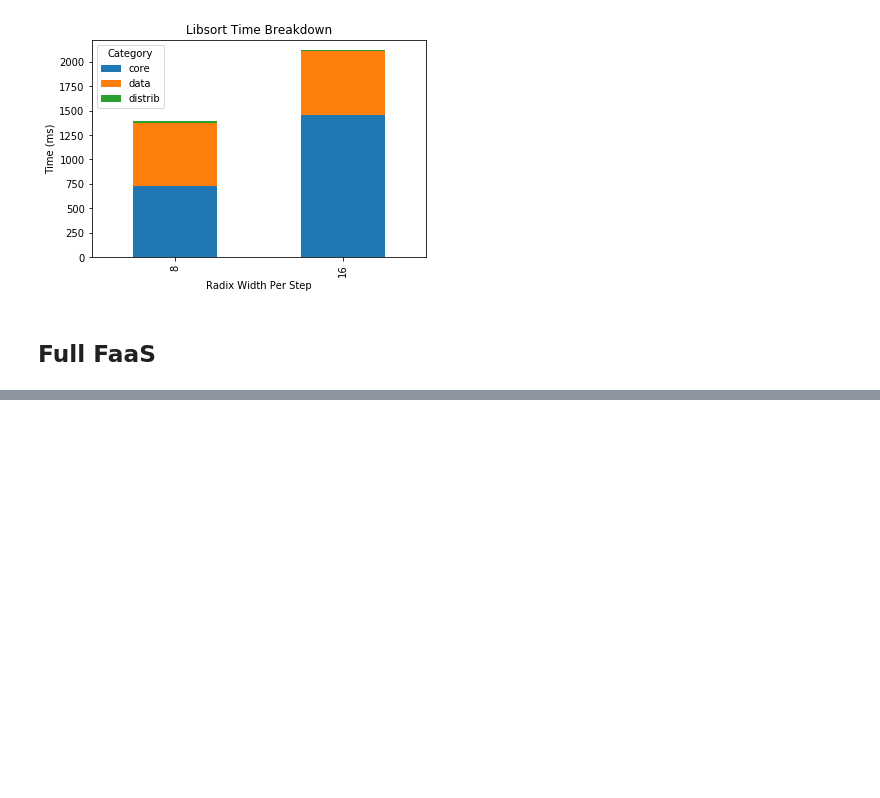
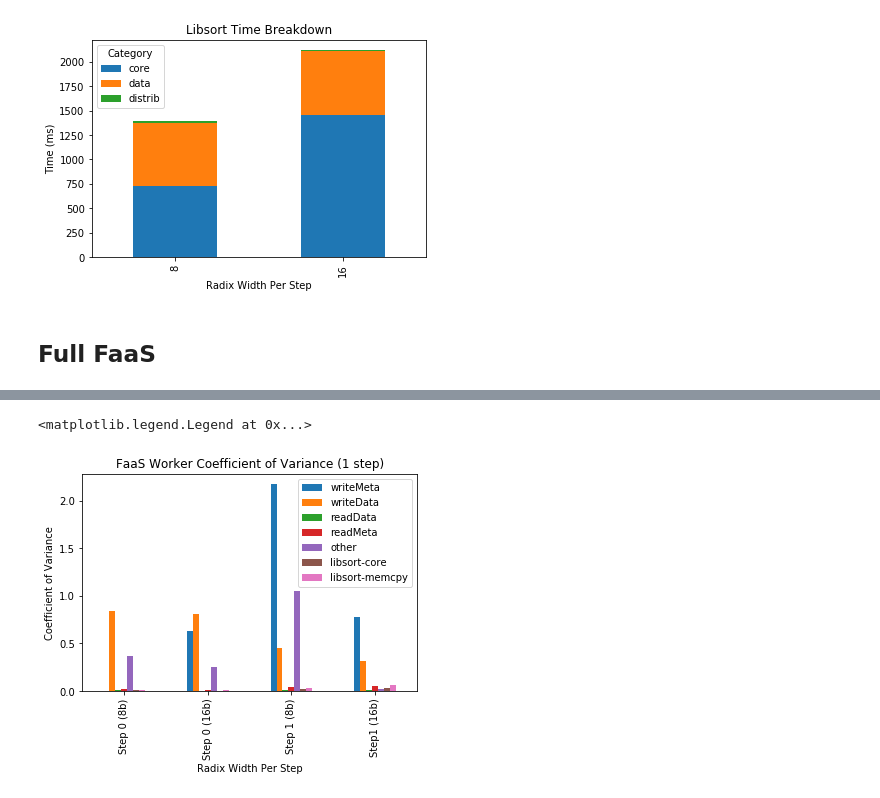
Before and after one commit to jssmith/gpu-radix-sort, a Jupyter notebook: analysis/Radix Sort Analysis.ipynb, the cells around one changed output, grey strips where cells are left out. Saved outputs shown, nothing was run; the diff lists cells and outputs as text; code cells hidden in the pictures; blank space fills up the shorter version.

```diff
--- a/analysis/Radix Sort Analysis.ipynb
+++ b/analysis/Radix Sort Analysis.ipynb
@@ -147,0 +185,12 @@ Still, there are some clear trends. Read metadata handling more than doubles in
+# %%
+pltDf = pd.DataFrame([covs['8b']['First'], covs['16b']['First'], covs['8b']['Middle'], covs['16b']['Middle']], index=["Step 0 (8b)", "Step 0 (16b)", "Step 1 (8b)", "Step1 (16b)"])
+ax = pltDf.plot.bar()
+
+ax.set_xlabel("Radix Width Per Step")
+ax.set_ylabel("Coefficient of Variance")
+ax.set_title("FaaS Worker Coefficient of Variance (1 step)")
+ax.legend(bbox_to_anchor=(1.0, 1.0))
+# ax.get_figure().savefig("faasBreakdown.png", dpi=300, bbox_inches = "tight")
+# %% [output]
+<matplotlib.legend.Legend at 0x...>
+[figure, added]
```
Also changed, not shown: parts of 7 cells of this notebook, 25 other files.
